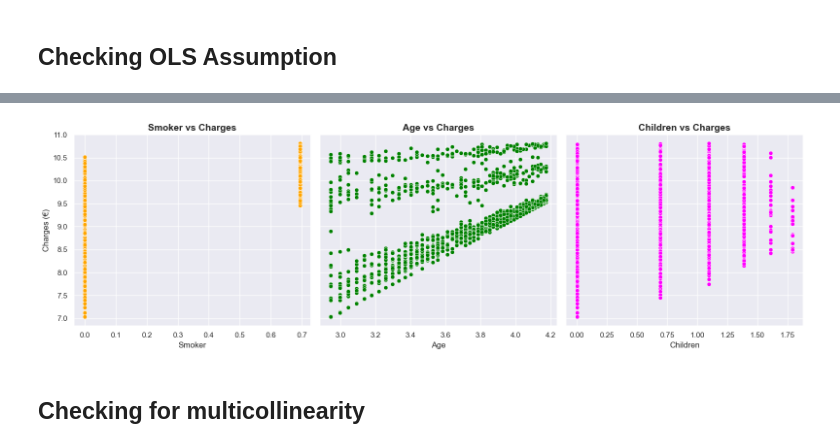
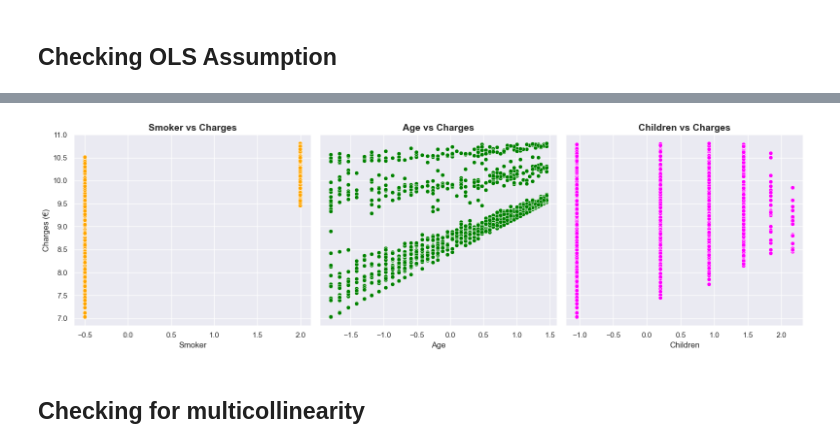
Before and after one commit to MichAdebayo/simplon_insurance_price_prediction, a Jupyter notebook: data_model.ipynb, the cells around one changed output, grey strips where cells are left out. Drawn from its saved outputs; the diff is of its cells as text; code cells hidden in the pictures.

```diff
--- a/data_model.ipynb
+++ b/data_model.ipynb
@@ -151,0 +172,8 @@ selected_x = X_copy.drop("bmi_log", axis = 1)
+# %%
+x_scaled_ols = pd.DataFrame(x_scaled[ : , :3], columns= ["smoker", "age", "children"])
+# %%
+ols_data = pd.concat([x_scaled_ols, y_log], axis = 1)
+# %%
+ols_data_reorder = ols_data[["charges_log", "smoker", "age", "children"]]
+
+ols_data_reorder
@@ -152,28 +194,28 @@ selected_x = X_copy.drop("bmi_log", axis = 1)
 # %%
 # Create a figure with 3 subplots in 1 row
 fig, axes = plt.subplots(1, 3, figsize = (16, 5), sharey=True)
 
 # Scatter plot: age vs bmi
-sns.scatterplot(data=model_data, x='smoker_log', y='charges_log', ax=axes[0], color='orange')
+sns.scatterplot(data=ols_data_reorder, x='smoker', y='charges_log', ax=axes[0], color='orange')
 axes[0].set_title('Smoker vs Charges', fontsize=14, weight='bold')
 axes[0].set_xlabel('Smoker', fontsize=12, weight='normal')
 axes[0].set_ylabel('Charges (€)', fontsize=12, weight='normal')
 
 # Scatter plot: children vs bmi
-sns.scatterplot(data=model_data, x='age_log', y='charges_log', ax=axes[1], color='green')
+sns.scatterplot(data=ols_data_reorder, x='age', y='charges_log', ax=axes[1], color='green')
 axes[1].set_title('Age vs Charges', fontsize=14, weight='bold')
 axes[1].set_xlabel('Age', fontsize=12, weight='normal')
 
 # Scatter plot: children vs age_log
-sns.scatterplot(data=model_data, x='children_log', y='charges_log', ax=axes[2], color='magenta')
+sns.scatterplot(data=ols_data_reorder, x='children', y='charges_log', ax=axes[2], color='magenta')
 axes[2].set_title('Children vs Charges', fontsize=14, weight='bold')
 axes[2].set_xlabel('Children', fontsize=12, weight='normal')
 
 # Adjust layout
 plt.tight_layout()
 plt.show()
 # %% [output]
-[figure, old version]
+[figure, new version]
 # %% [markdown]
 ## Checking for multicollinearity
 # %%
```
Also changed, not shown: parts of 48 cells of this notebook, 1 other file.
